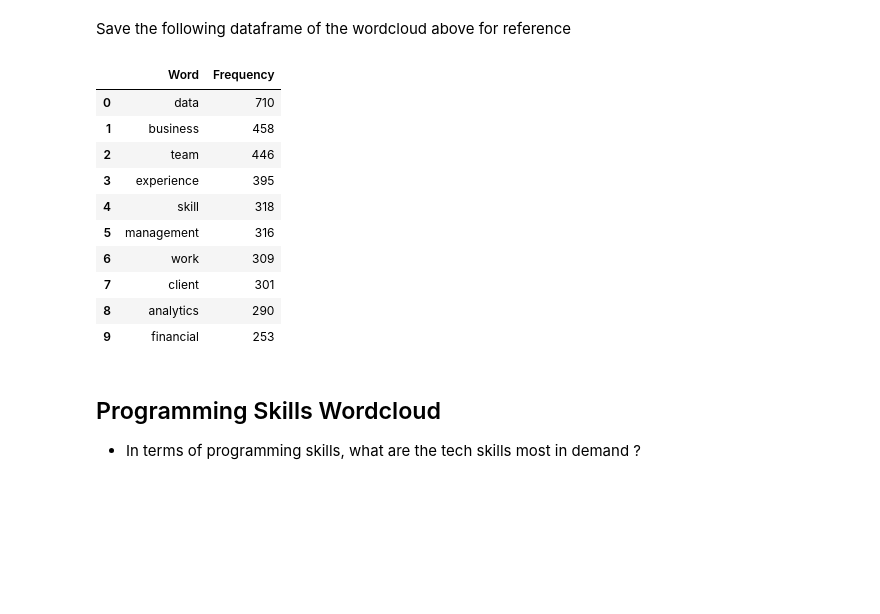
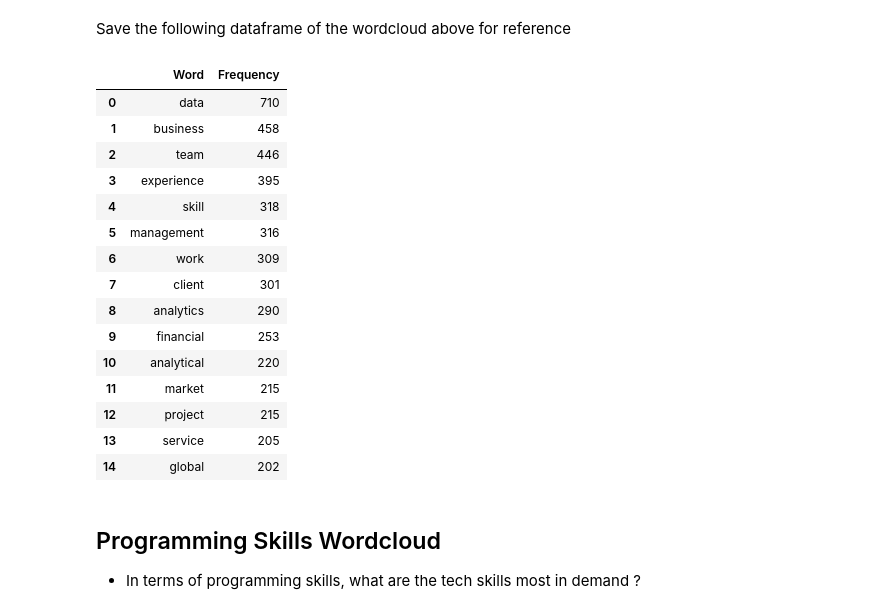
Before and after one commit to jasonchanhku/DataScienceDemand, a Jupyter notebook: Data Science Demand in Hong Kong.ipynb, the cells around one changed output. Saved outputs shown, nothing was run; the diff lists cells and outputs as text; code cells hidden in the pictures; blank space fills up the shorter version.

```diff
--- a/Data Science Demand in Hong Kong.ipynb
+++ b/Data Science Demand in Hong Kong.ipynb
@@ -392,19 +392,24 @@ plt.show()
 Save the following dataframe of the wordcloud above for reference
 # %%
 common = pd.DataFrame(list(dict(all_words.most_common()).items()), columns=['Word', 'Frequency'])
-common.head(10)
+common.head(15)
 # %% [output]
 |  | Word | Frequency |
 | 0 | data | 710 |
 | 1 | business | 458 |
 | 2 | team | 446 |
 | 3 | experience | 395 |
 | 4 | skill | 318 |
 | 5 | management | 316 |
 | 6 | work | 309 |
 | 7 | client | 301 |
 | 8 | analytics | 290 |
 | 9 | financial | 253 |
+| 10 | analytical | 220 |
+| 11 | market | 215 |
+| 12 | project | 215 |
+| 13 | service | 205 |
+| 14 | global | 202 |
 # %% [markdown]
 ## Programming Skills Wordcloud
 * In terms of programming skills, what are the tech skills most in demand ?
```
Also changed, not shown: parts of 1 cell of this notebook.
